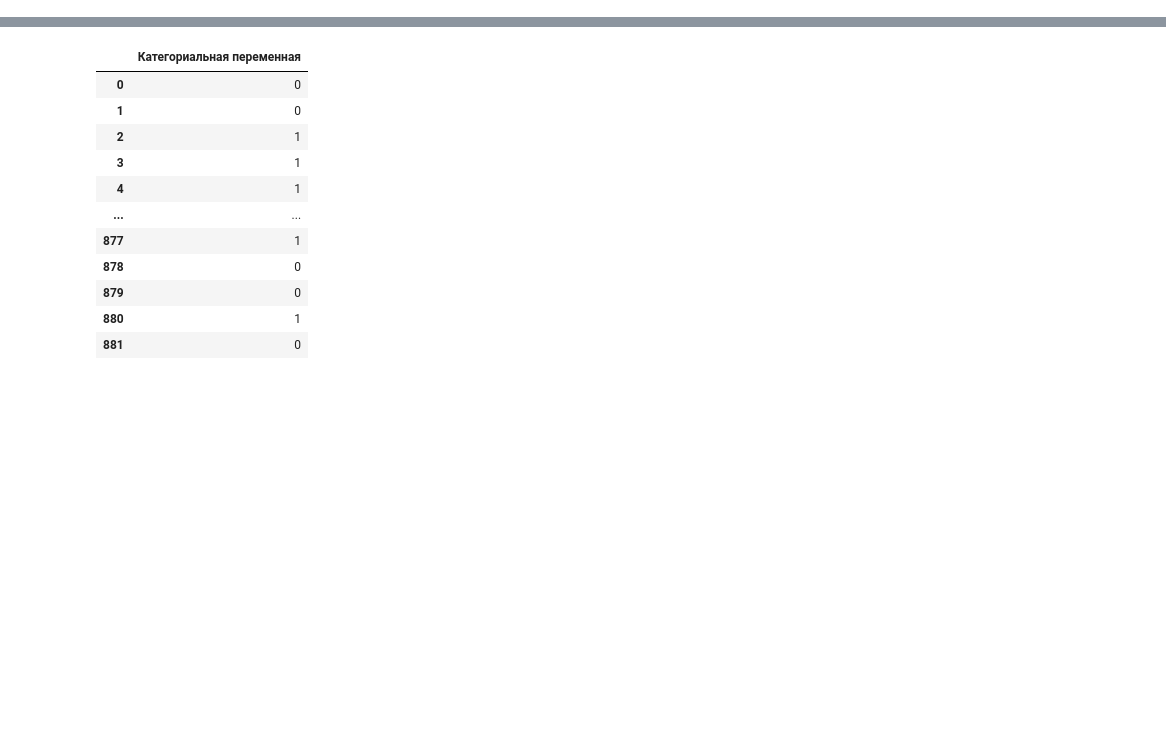
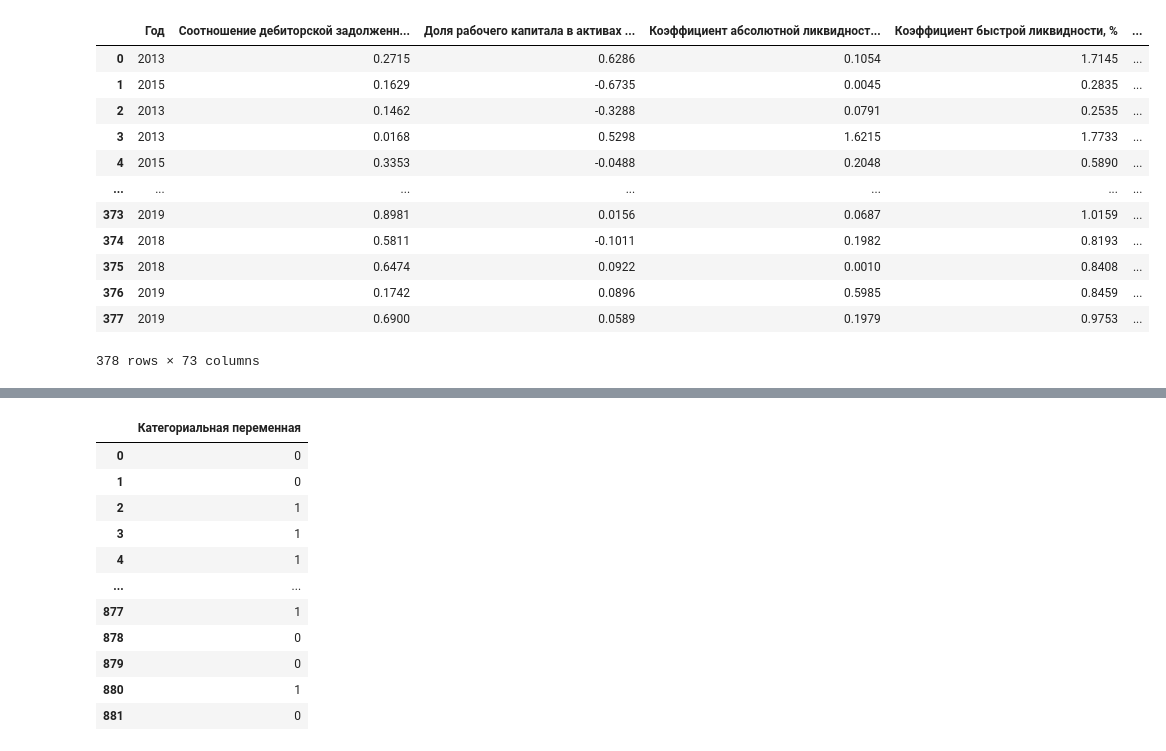
Before and after one commit to KelThuzedd/DiplomBankrotstvo, a Jupyter notebook: models.ipynb, the cells around one changed output, grey strips where cells are left out. Saved outputs shown, nothing was run; the diff lists cells and outputs as text; code cells hidden in the pictures; blank space fills up the shorter version.

Commit message:
Update data and log files

```diff
--- a/models.ipynb
+++ b/models.ipynb
@@ -1,15 +1,32 @@
 # %%
 import pandas as pd
-import matplotlib.pyplot as plt
+import numpy as np
+from sklearn.metrics import classification_report
 from sklearn.ensemble import RandomForestClassifier
-from sklearn.metrics import classification_report
-import xgboost as xgb
 
-# Загружаем данные из формата parquet
+# Load data from parquet files
 X_train = pd.read_parquet('data/X_train.parquet')
 X_test = pd.read_parquet('data/X_test.parquet')
 y_train = pd.read_parquet('data/y_train.parquet')
 y_test = pd.read_parquet('data/y_test.parquet')
+
+
+# Display X_test to verify changes
+X_test
+# %% [output]
+|  | Год | Cooтношение дебиторской задолженн... | Доля рабочего капитала в активах ... | Коэффициент абсолютной ликвидност... | Коэффициент быстрой ликвидности, % | ... |
+| 0 | 2013 | 0.2715 | 0.6286 | 0.1054 | 1.7145 | ... |
+| 1 | 2015 | 0.1629 | -0.6735 | 0.0045 | 0.2835 | ... |
+| 2 | 2013 | 0.1462 | -0.3288 | 0.0791 | 0.2535 | ... |
+| 3 | 2013 | 0.0168 | 0.5298 | 1.6215 | 1.7733 | ... |
+| 4 | 2015 | 0.3353 | -0.0488 | 0.2048 | 0.5890 | ... |
+| ... | ... | ... | ... | ... | ... | ... |
+| 373 | 2019 | 0.8981 | 0.0156 | 0.0687 | 1.0159 | ... |
+| 374 | 2018 | 0.5811 | -0.1011 | 0.1982 | 0.8193 | ... |
+| 375 | 2018 | 0.6474 | 0.0922 | 0.0010 | 0.8408 | ... |
+| 376 | 2019 | 0.1742 | 0.0896 | 0.5985 | 0.8459 | ... |
+| 377 | 2019 | 0.6900 | 0.0589 | 0.1979 | 0.9753 | ... |
+378 rows × 73 columns
 # %%
 from sklearn.linear_model import LogisticRegression
 
```
Also changed, not shown: parts of 6 cells of this notebook, 43 other files.
